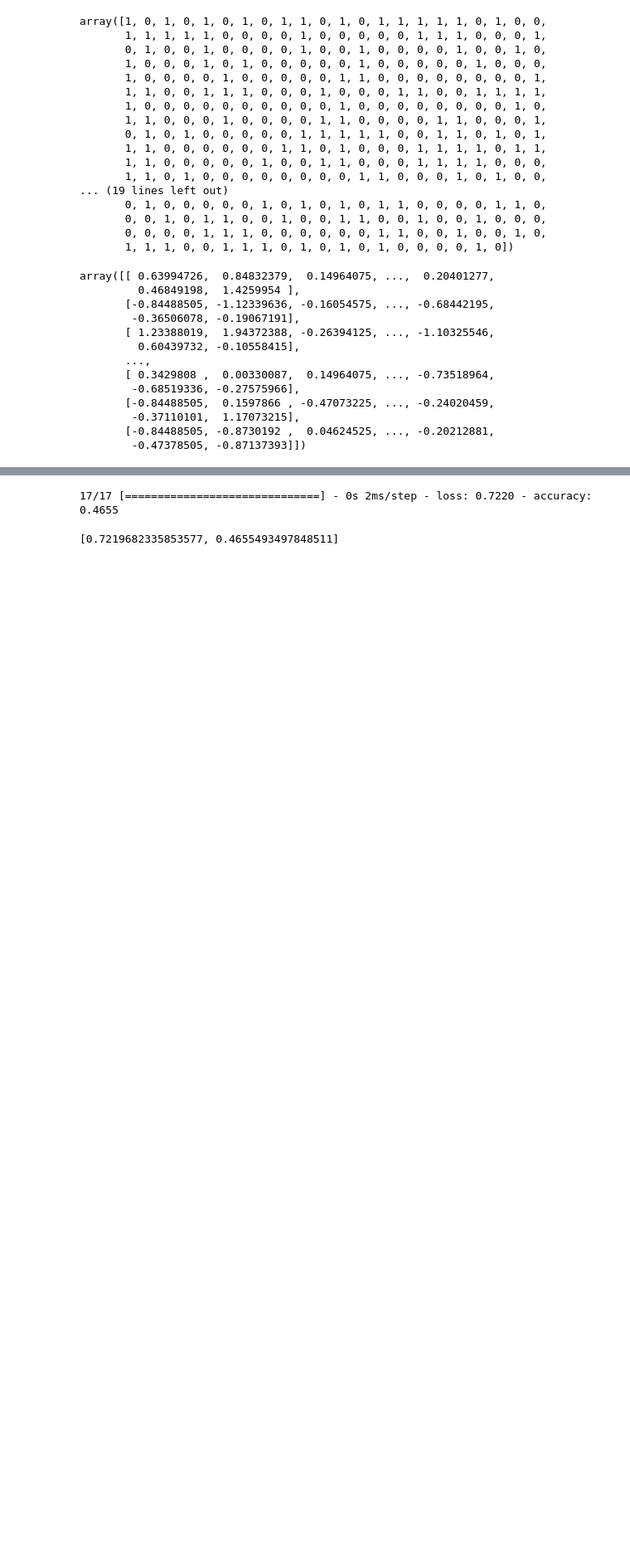
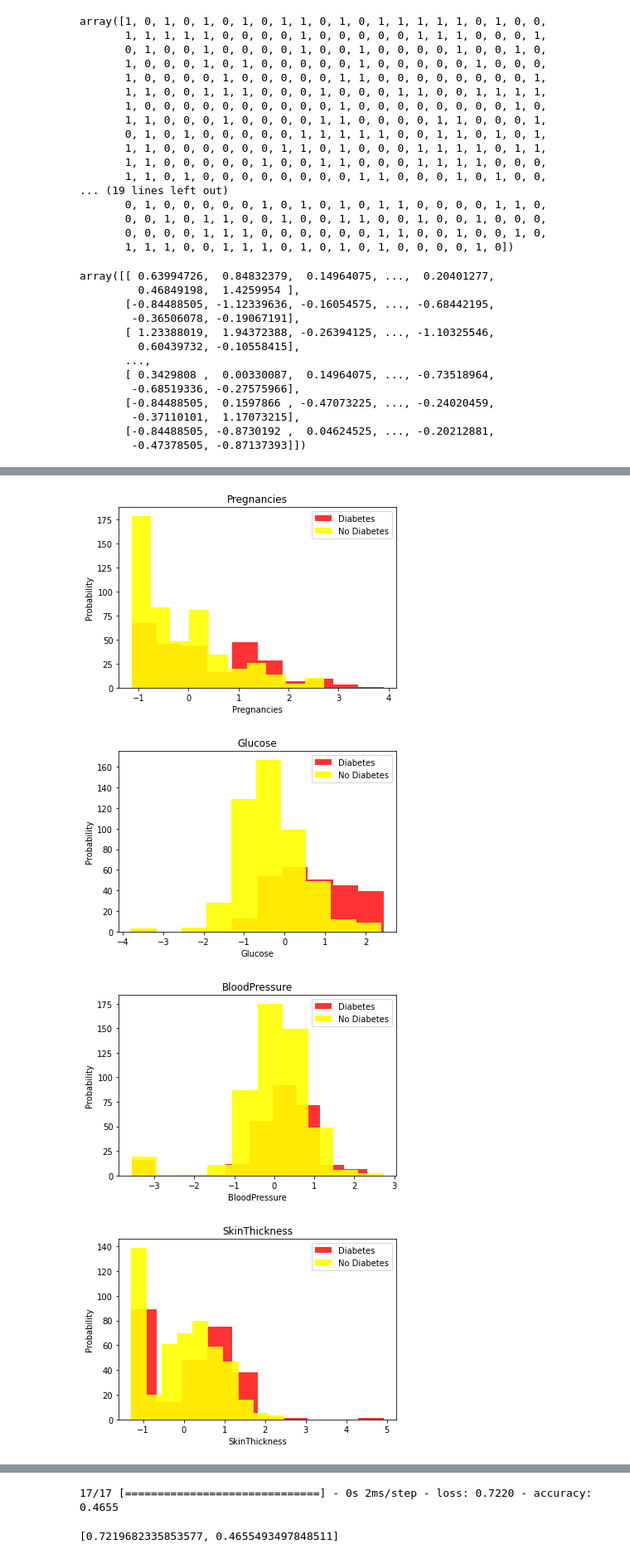
Before and after one commit to abidshafee/predictionModel, a Jupyter notebook: diabetes_prediction_tf_neuralnet.ipynb, the cells around one changed output, grey strips where cells are left out. Shown at 83% size. Cells and saved outputs as stored; diff of their text form; code cells hidden in the pictures; blank space fills up the shorter version.

```diff
--- a/diabetes_prediction_tf_neuralnet.ipynb
+++ b/diabetes_prediction_tf_neuralnet.ipynb
@@ -133,0 +140,4 @@ array([[ 0.63994726,  0.84832379,  0.14964075, ...,  0.20401277,
+# %%
+data = np.hstack((X, np.reshape(y, (-1, 1))))
+# %%
+scaled_df = pd.DataFrame(data, columns=df.columns)
@@ -133,0 +155,15 @@ array([[ 0.63994726,  0.84832379,  0.14964075, ...,  0.20401277,
+# %%
+for i in range(len(df.columns[:-1])):
+  label = scaled_df.columns[i]
+  plt.hist(scaled_df[scaled_df['Outcome']==1][label], color='red', label='Diabetes', alpha=0.8)
+  plt.hist(scaled_df[scaled_df['Outcome']==0][label], color='yellow', label='No Diabetes', alpha = 0.9)
+  plt.title(label)
+  plt.xlabel(label)
+  plt.ylabel('Probability')
+  plt.legend()
+  plt.show()
+# %% [output]
+[figure, added]
+[figure, added]
+[figure, added]
+[figure, added]
```
Also changed, not shown: parts of 14 cells of this notebook.
